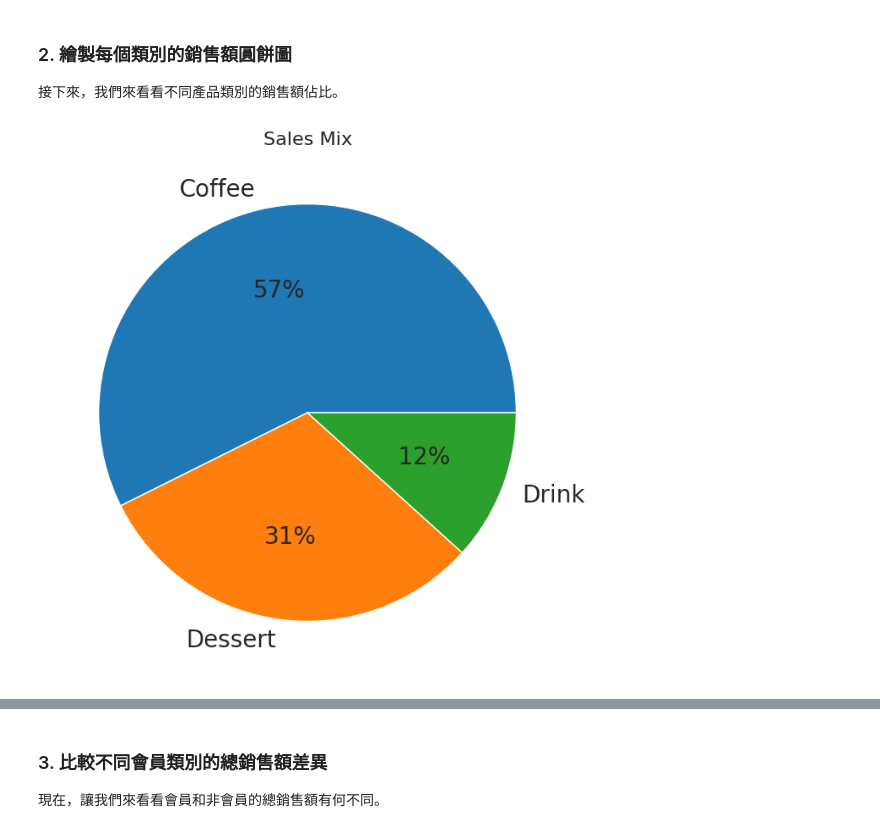
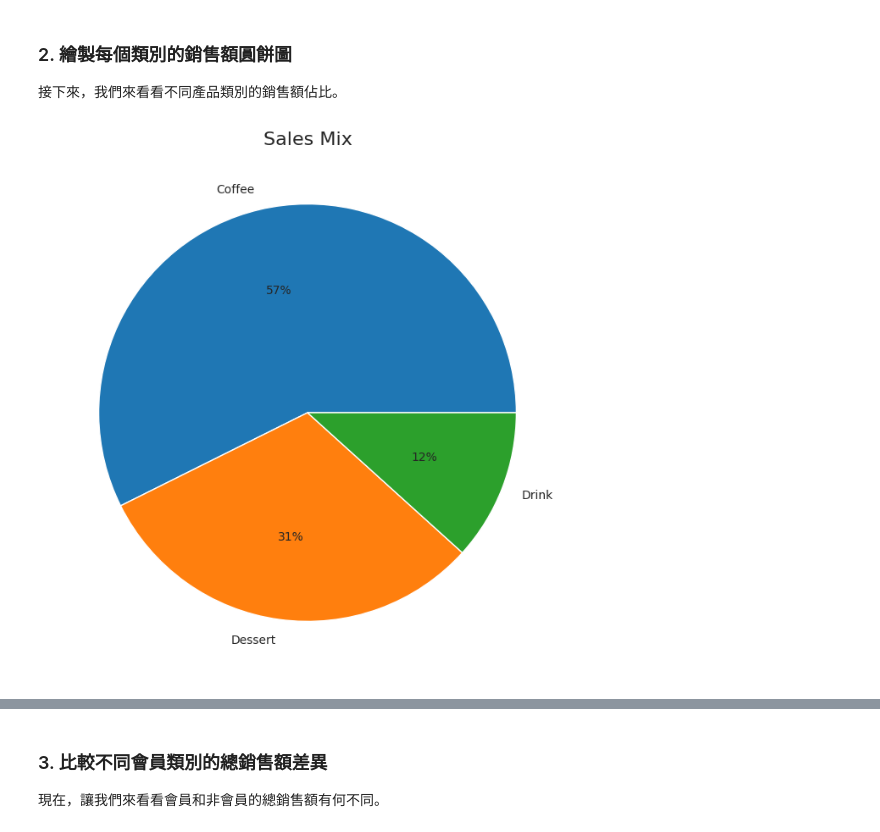
Before and after one commit to ChungyiBossi/GjunDataAnaysis, a Jupyter notebook: coffee_shop.ipynb, the cells around one changed output, grey strips where cells are left out. Cells and saved outputs as stored; diff of their text form; code cells hidden in the pictures.

```diff
--- a/coffee_shop.ipynb
+++ b/coffee_shop.ipynb
@@ -266,6 +296,6 @@ for product_name, group_data in df.groupby('Product'):
 計算每個 `Category` (例如: Coffee, Dessert) 的總銷售額。總銷售額是 `Price` 乘以 `Quantity` 的總和。
 # %%
 # # 提示：您可以先創建一個新的 'TotalSales' 欄位，然後再分組加總。
-# df['TotalSales'] = df['Price'] * df['Quantity']
-# category_sales = df.groupby('Category')['TotalSales'].sum()
-# display(category_sales)
+df['TotalSales'] = df['Price'] * df['Quantity']
+category_sales = df.groupby('Category')['TotalSales'].sum()
+display(category_sales)
@@ -271,0 +309,5 @@ for product_name, group_data in df.groupby('Product'):
+# %%
+df['TotalSales'] = df['Price'] * df['Quantity']
+for group_name, group_data in df.groupby('Category'):
+    total_sales = group_data['TotalSales'].sum()
+    print(f"Category: {group_name}, Total Sales: {total_sales}")
@@ -371,18 +472,18 @@ Passing `palette` without assigning `hue` is deprecated and will be removed in v
 # %%
 df['TotalSales'] = df['Price'] * df['Quantity']
 
 category_sales = df.groupby('Category')['TotalSales'].sum()
 
 plt.figure(figsize=(8, 8))
 plt.pie(
     category_sales,
     labels=category_sales.index,
     autopct='%1.0f%%',
-    textprops={'fontsize': 20} # 增加百分比文字大小
+    # textprops={'fontsize': 20} # 增加百分比文字大小
 )
 plt.title('Sales Mix', fontsize=16)
 plt.ylabel('')
 plt.savefig('category_sales_pie.png')
 plt.show()
 # %% [output]
-[figure, old version]
+[figure, new version]
```
Also changed, not shown: parts of 26 cells of this notebook.
